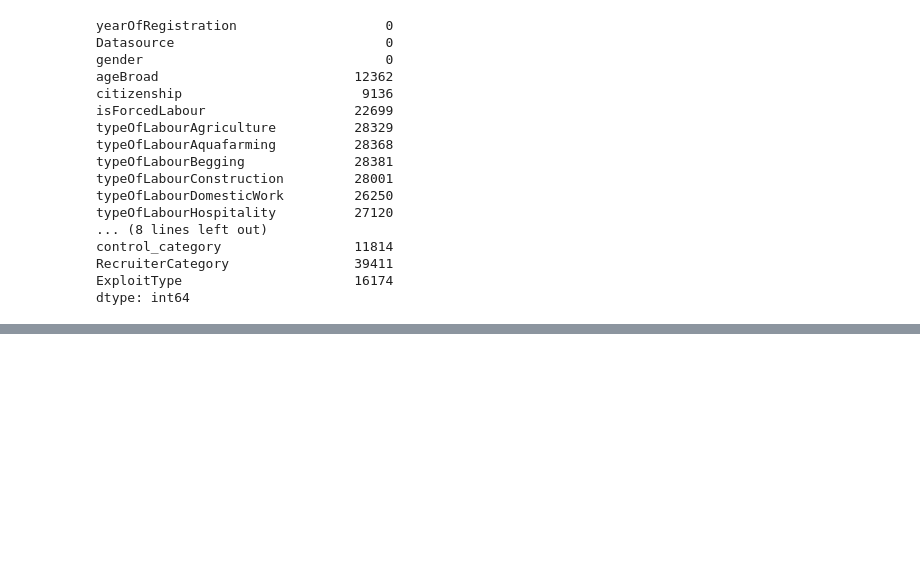
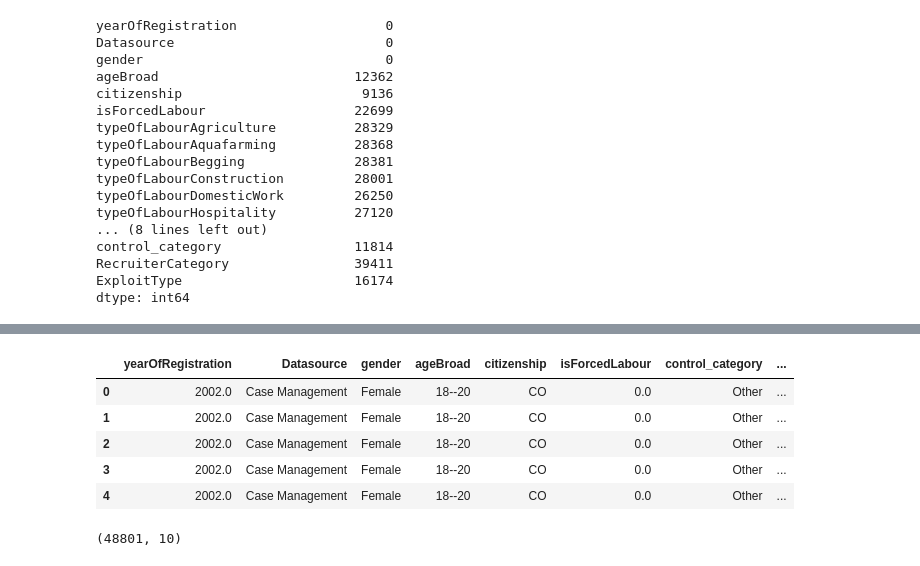
Before and after one commit to gh-mrmoore/Human-Trafficking-Analysis, a Jupyter notebook: final_etl.ipynb, the cells around one changed output, grey strips where cells are left out. Drawn from its saved outputs; the diff is of its cells as text; code cells hidden in the pictures; blank space fills up the shorter version.

Commit message:
Another go at ETL. Finished with data exports.

```diff
--- a/final_etl.ipynb
+++ b/final_etl.ipynb
@@ -330,0 +361,4 @@ dtype: int64
+# %%
+# Add labor categories to our DataFrame
+exploit_recruiter_control_categorized_eda_df["Labor_Type"] = labor_types
+exploit_recruiter_control_categorized_eda_df["Labor_Type"].value_counts()
@@ -330,0 +376,25 @@ dtype: int64
+# %%
+# Copy DataFrame
+final_df = exploit_recruiter_control_categorized_eda_df
+
+# Drop columns we won't need any longer
+final_df.drop(["typeOfLabourAgriculture", "typeOfLabourAquafarming", \
+              "typeOfLabourBegging", "typeOfLabourConstruction", \
+              "typeOfLabourDomesticWork", "typeOfLabourHospitality", \
+              "typeOfLabourIllicitActivities", "typeOfLabourManufacturing", \
+              "typeOfLabourMiningOrDrilling", "typeOfLabourPeddling", \
+              "typeOfLabourTransportation", "typeOfLabourOther", \
+              "typeOfLabourNotSpecified", "typeOfLabourConcatenated"], axis=1, inplace=True)
+
+final_df.head()
+# %% [output]
+|  | yearOfRegistration | Datasource | gender | ageBroad | citizenship | isForcedLabour | control_category | ... |
+| 0 | 2002.0 | Case Management | Female | 18--20 | CO | 0.0 | Other | ... |
+| 1 | 2002.0 | Case Management | Female | 18--20 | CO | 0.0 | Other | ... |
+| 2 | 2002.0 | Case Management | Female | 18--20 | CO | 0.0 | Other | ... |
+| 3 | 2002.0 | Case Management | Female | 18--20 | CO | 0.0 | Other | ... |
+| 4 | 2002.0 | Case Management | Female | 18--20 | CO | 0.0 | Other | ... |
+# %%
+final_df.shape
+# %% [output]
+(48801, 10)
```
Also changed, not shown: parts of 7 cells of this notebook.
